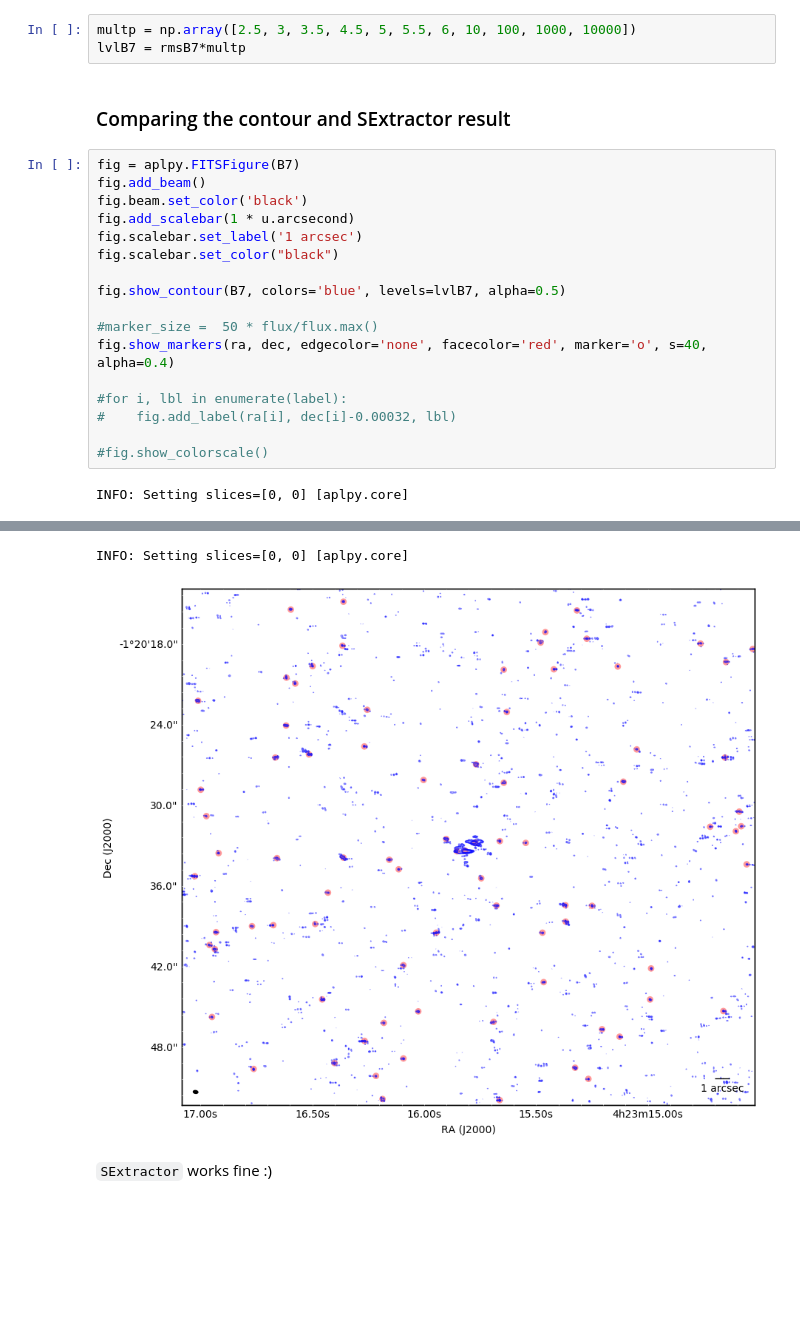
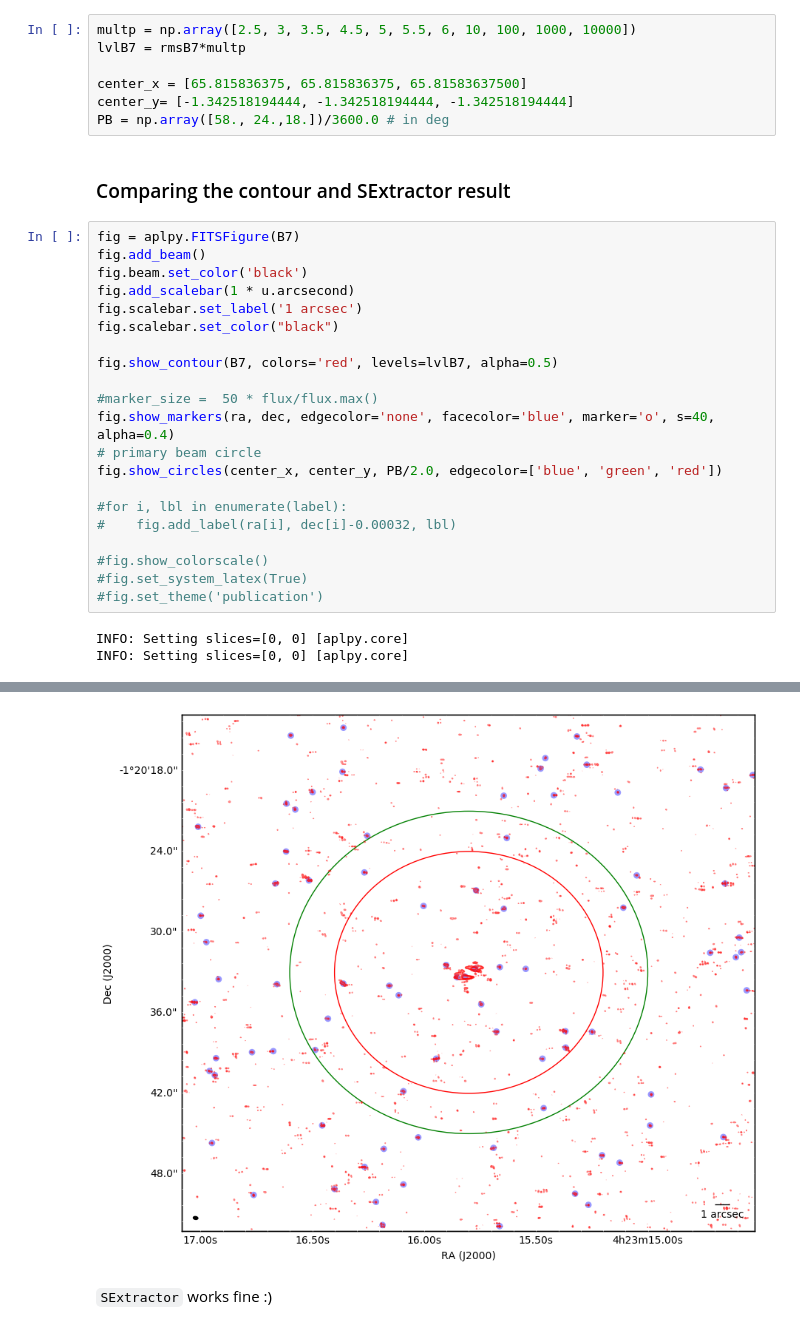
Before and after one commit to ridlo/radio_notebooks, a Jupyter notebook: comparing_sextractor_NED_B7.ipynb, the cells around one changed output, grey strips where cells are left out. Saved outputs shown, nothing was run; the diff lists cells and outputs as text; blank space fills up the shorter version.

```diff
--- a/comparing_sextractor_NED_B7.ipynb
+++ b/comparing_sextractor_NED_B7.ipynb
@@ -50,6 +50,10 @@ To make a contour in multiply of RMS
 # %%
 multp = np.array([2.5, 3, 3.5, 4.5, 5, 5.5, 6, 10, 100, 1000, 10000])
 lvlB7 = rmsB7*multp
+
+center_x = [65.815836375, 65.815836375, 65.81583637500]
+center_y= [-1.342518194444, -1.342518194444, -1.342518194444]
+PB = np.array([58., 24.,18.])/3600.0 # in deg
 # %% [markdown]
 ### Comparing the contour and SExtractor result
 # %%
@@ -60,14 +64,19 @@ fig.add_scalebar(1 * u.arcsecond)
 fig.scalebar.set_label('1 arcsec')
 fig.scalebar.set_color("black")
 
-fig.show_contour(B7, colors='blue', levels=lvlB7, alpha=0.5)
+fig.show_contour(B7, colors='red', levels=lvlB7, alpha=0.5)
 
 #marker_size =  50 * flux/flux.max()
-fig.show_markers(ra, dec, edgecolor='none', facecolor='red', marker='o', s=40, alpha=0.4)
+fig.show_markers(ra, dec, edgecolor='none', facecolor='blue', marker='o', s=40, alpha=0.4)
+# primary beam circle
+fig.show_circles(center_x, center_y, PB/2.0, edgecolor=['blue', 'green', 'red'])
 
 #for i, lbl in enumerate(label):
 #    fig.add_label(ra[i], dec[i]-0.00032, lbl)
 
 #fig.show_colorscale()
+#fig.set_system_latex(True)
+#fig.set_theme('publication')
 # %% [output]
 INFO: Setting slices=[0, 0] [aplpy.core]
+INFO: Setting slices=[0, 0] [aplpy.core]
@@ -91,5 +83,4 @@ indices in parameterized keywords must not have leading zeroes. [astropy.wcs.wcs
-INFO: Setting slices=[0, 0] [aplpy.core]
-[figure, old version]
+[figure, new version]
 # %% [markdown]
 <code>SExtractor</code> works fine :)
 # %% [markdown]
```
Also changed, not shown: parts of 2 cells of this notebook, 2 other files.
